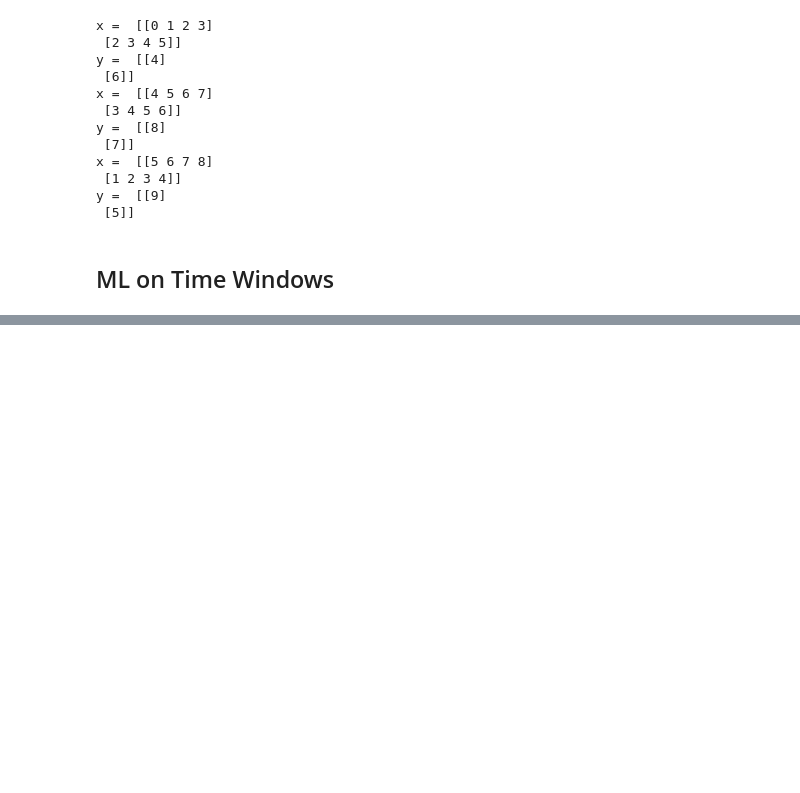
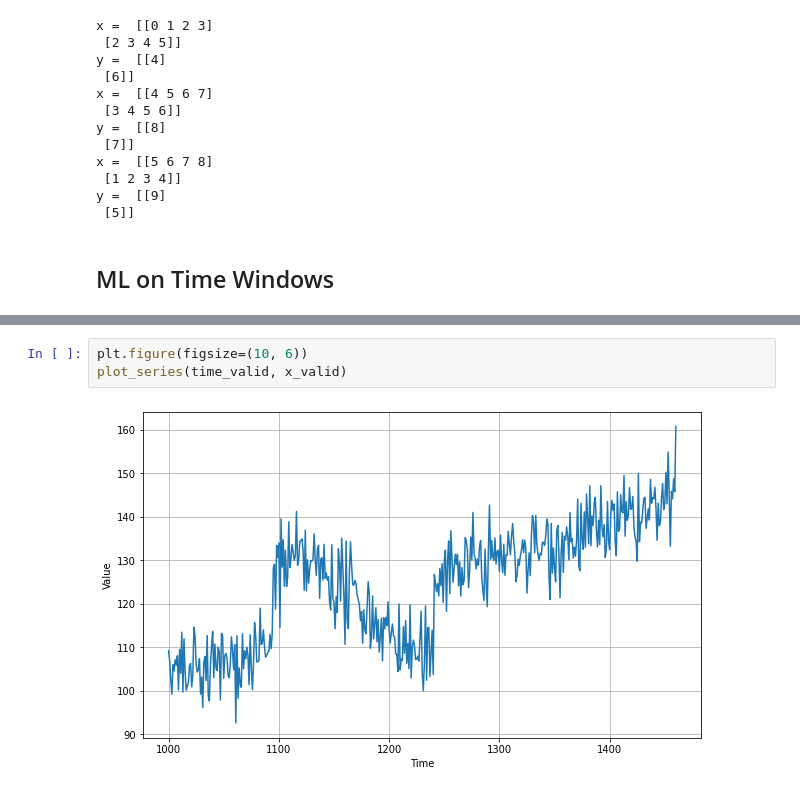
Before and after one commit to hrisav/tensorflow-developer, a Jupyter notebook: C4_Sequences_Time Series_Prediction/D_Week_2.ipynb, the cells around one changed output, grey strips where cells are left out. Cells and saved outputs as stored; diff of their text form; blank space fills up the shorter version.

```diff
--- a/C4_Sequences_Time Series_Prediction/D_Week_2.ipynb
+++ b/C4_Sequences_Time Series_Prediction/D_Week_2.ipynb
@@ -123,0 +311,5 @@ y =  [[9]
+# %%
+plt.figure(figsize=(10, 6))
+plot_series(time_valid, x_valid)
+# %% [output]
+[figure, added]
```
Also changed, not shown: parts of 34 cells of this notebook.
